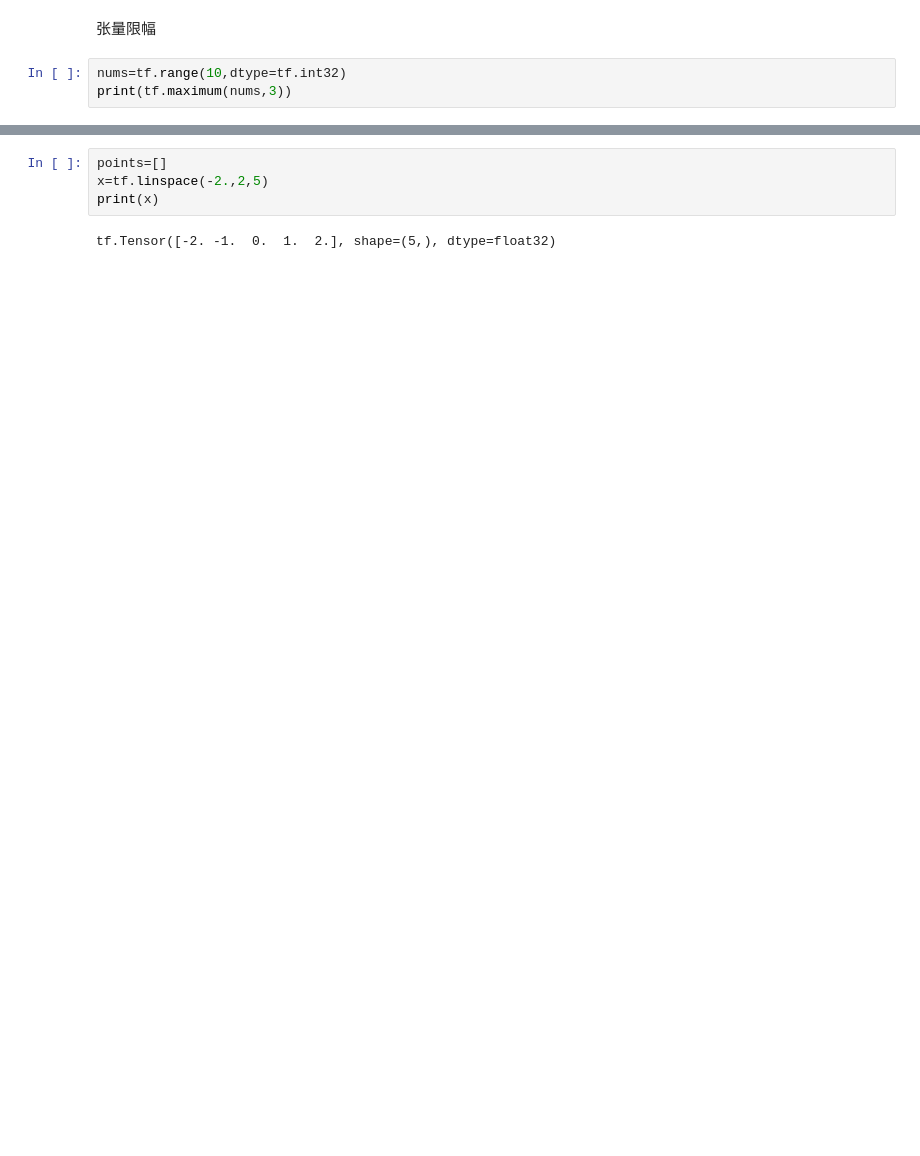
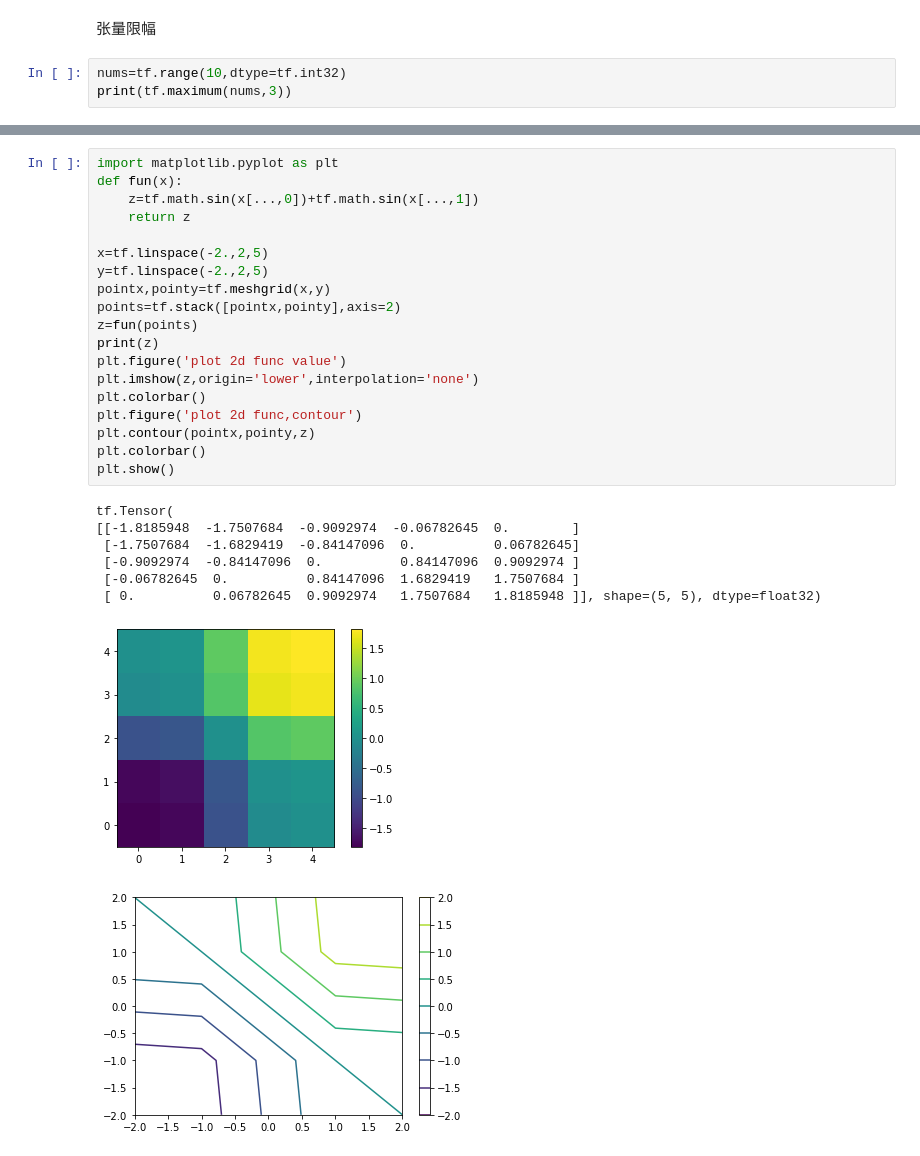
Before and after one commit to Lvwenchao/DeepLearning, a Jupyter notebook: DeepLearn/lesson2/tensorFlowLearning2.ipynb, the cells around one changed output, grey strips where cells are left out. Cells and saved outputs as stored; diff of their text form; blank space fills up the shorter version.

```diff
--- a/DeepLearn/lesson2/tensorFlowLearning2.ipynb
+++ b/DeepLearn/lesson2/tensorFlowLearning2.ipynb
@@ -136,6 +105,28 @@ tf.Tensor([1.9594563  0.9995384  1.6674773  0.43090057 0.10302886 0.6231257 ], s
-# %%
-points=[]
-x=tf.linspace(-2.,2,5)
-print(x)
-# %% [output]
-tf.Tensor([-2. -1.  0.  1.  2.], shape=(5,), dtype=float32)
+# %%
+import matplotlib.pyplot as plt
+def fun(x):
+    z=tf.math.sin(x[...,0])+tf.math.sin(x[...,1])
+    return z
+
+x=tf.linspace(-2.,2,5)
+y=tf.linspace(-2.,2,5)
+pointx,pointy=tf.meshgrid(x,y)
+points=tf.stack([pointx,pointy],axis=2)
+z=fun(points)
+print(z)
+plt.figure('plot 2d func value')
+plt.imshow(z,origin='lower',interpolation='none')
+plt.colorbar()
+plt.figure('plot 2d func,contour')
+plt.contour(pointx,pointy,z)
+plt.colorbar()
+plt.show()
+# %% [output]
+tf.Tensor(
+[[-1.8185948  -1.7507684  -0.9092974  -0.06782645  0.        ]
+ [-1.7507684  -1.6829419  -0.84147096  0.          0.06782645]
+ [-0.9092974  -0.84147096  0.          0.84147096  0.9092974 ]
+ [-0.06782645  0.          0.84147096  1.6829419   1.7507684 ]
+ [ 0.          0.06782645  0.9092974   1.7507684   1.8185948 ]], shape=(5, 5), dtype=float32)
+[figure, added]
+[figure, added]
```
Also changed, not shown: parts of 3 cells of this notebook, 3 other files.
